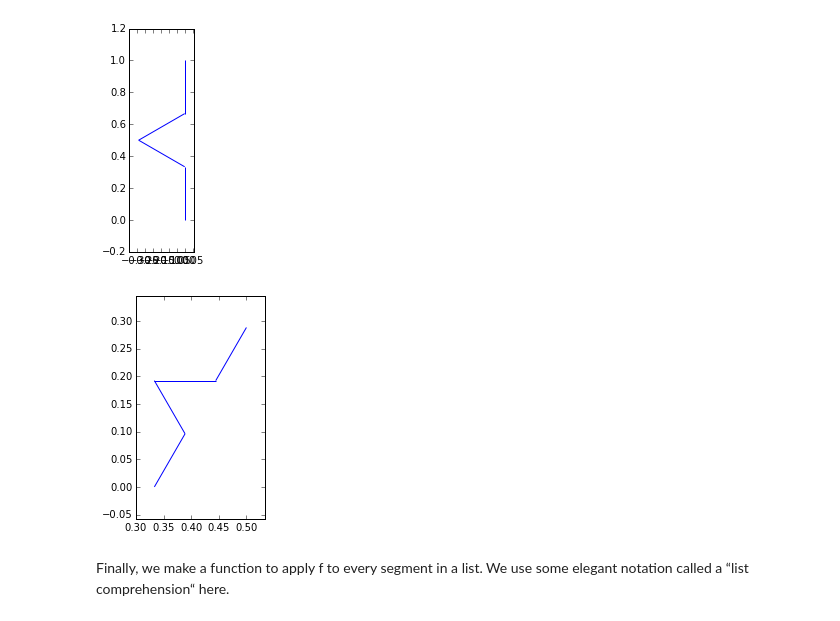
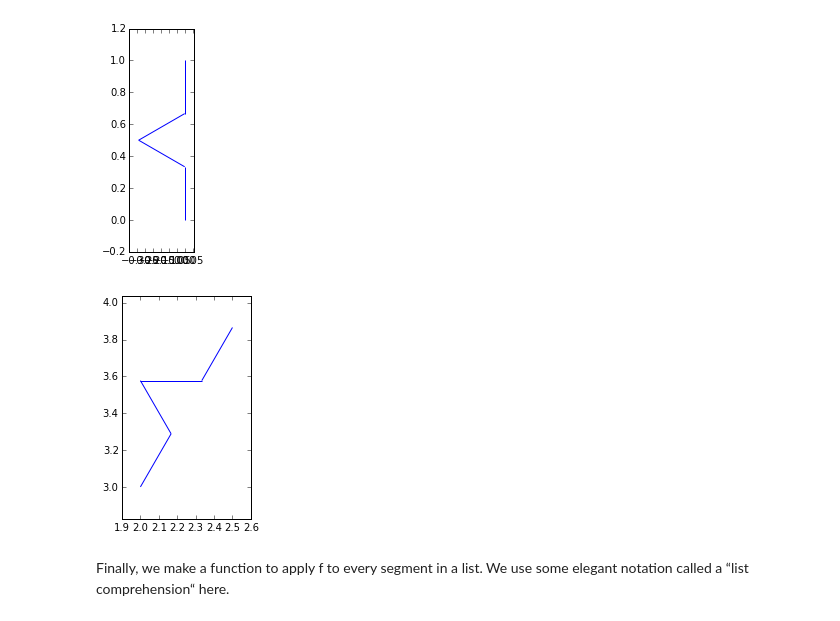
Before and after one commit to shumway/srt_bootcamp, a Jupyter notebook: KochSnowflake.ipynb, the cells around one changed output. Drawn from its saved outputs; the diff is of its cells as text; code cells hidden in the pictures.

```diff
--- a/KochSnowflake.ipynb
+++ b/KochSnowflake.ipynb
@@ -79,10 +81,10 @@ plot_segments(f(((0,0),(1,0))));
 plot_segments(f(((0,0),(0,1))));
 # %% [output]
 [figure]
-# %%
-plot_segments(f(((0.3333333333333333, 0.0), (0.5, 0.28867513459481287))));
-# %% [output]
-[figure, removed]
+# %%
+plot_segments(f(((2, 3), (2 + math.cos(math.pi/3), 3 + math.sin(math.pi/3)))));
+# %% [output]
+[figure, added]
 # %% [markdown]
 Finally, we make a function to apply f to every segment in a list.
 We use some elegant notation called a “list comprehension“ here.
```
Also changed, not shown: parts of 6 cells of this notebook.
